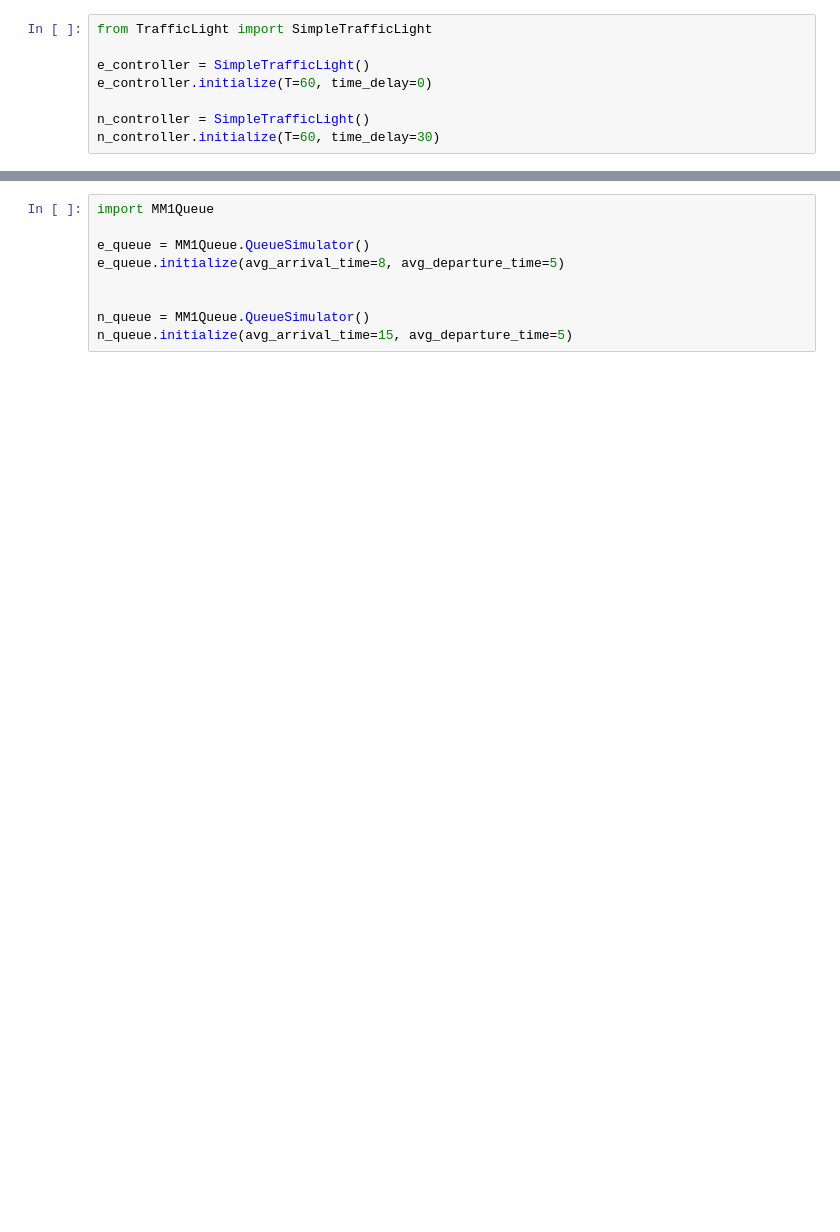
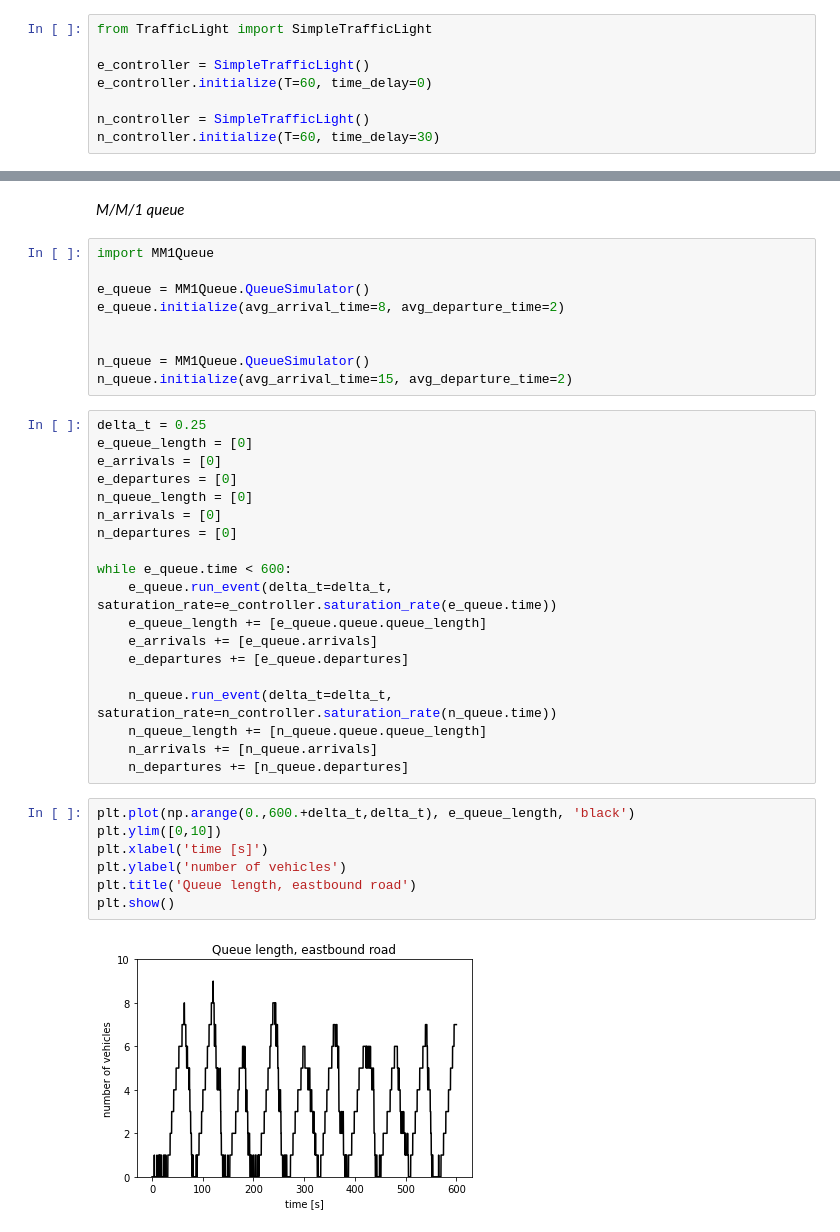
Before and after one commit to KingJohanna/vehicle-traffic-congestion-control, a Jupyter notebook: Simulation.ipynb, the cells around one changed output, grey strips where cells are left out. Cells and saved outputs as stored; diff of their text form; blank space fills up the shorter version.

Commit message:
M/M/1 queue implemented and used to model and simulate a two-way intersection.

```diff
--- a/Simulation.ipynb
+++ b/Simulation.ipynb
@@ -32,10 +34,40 @@ plt.legend()
 [figure]
+# %% [markdown]
+*M/M/1 queue*
 # %%
 import MM1Queue
 
 e_queue = MM1Queue.QueueSimulator()
-e_queue.initialize(avg_arrival_time=8, avg_departure_time=5)
+e_queue.initialize(avg_arrival_time=8, avg_departure_time=2)
 
 
 n_queue = MM1Queue.QueueSimulator()
-n_queue.initialize(avg_arrival_time=15, avg_departure_time=5)
+n_queue.initialize(avg_arrival_time=15, avg_departure_time=2)
+# %%
+delta_t = 0.25
+e_queue_length = [0]
+e_arrivals = [0]
+e_departures = [0]
+n_queue_length = [0]
+n_arrivals = [0]
+n_departures = [0]
+
+while e_queue.time < 600:
+    e_queue.run_event(delta_t=delta_t, saturation_rate=e_controller.saturation_rate(e_queue.time))
+    e_queue_length += [e_queue.queue.queue_length]
+    e_arrivals += [e_queue.arrivals]
+    e_departures += [e_queue.departures]
+
+    n_queue.run_event(delta_t=delta_t, saturation_rate=n_controller.saturation_rate(n_queue.time))
+    n_queue_length += [n_queue.queue.queue_length]
+    n_arrivals += [n_queue.arrivals]
+    n_departures += [n_queue.departures]
+# %%
+plt.plot(np.arange(0.,600.+delta_t,delta_t), e_queue_length, 'black')
+plt.ylim([0,10])
+plt.xlabel('time [s]')
+plt.ylabel('number of vehicles')
+plt.title('Queue length, eastbound road')
+plt.show()
+# %% [output]
+[figure, added]
```
Also changed, not shown: parts of 5 cells of this notebook, 1 other file.
